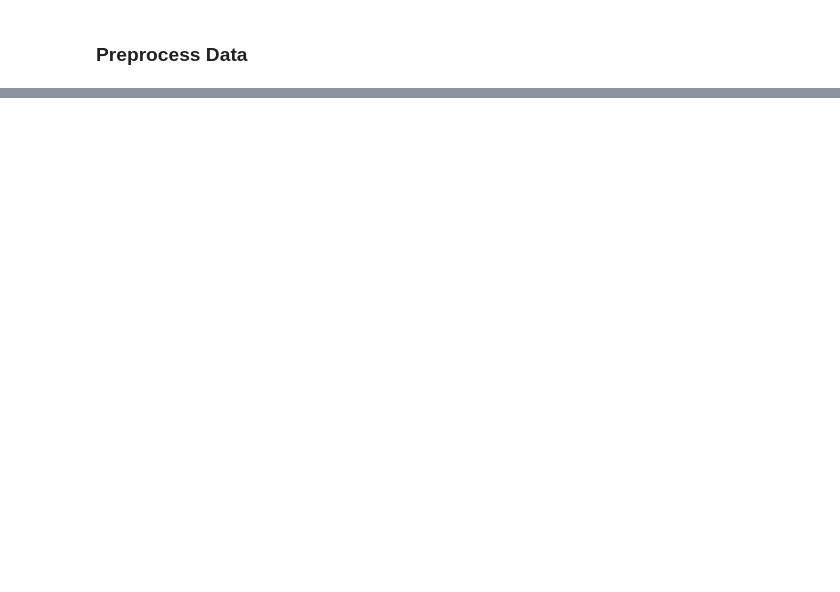
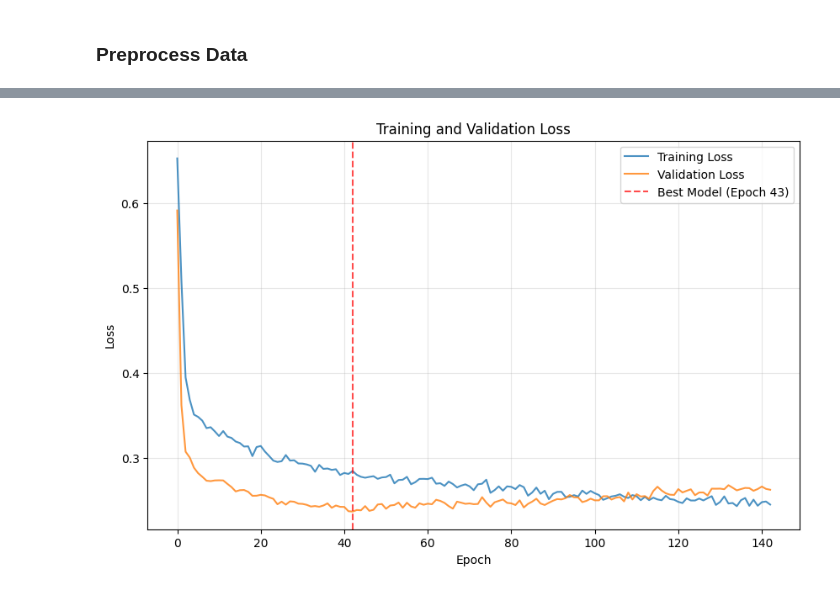
Before and after one commit to jrafaelpena/curso-si-puj, a Jupyter notebook: workspace/jrpg/1-modelamiento.ipynb, the cells around one changed output, grey strips where cells are left out. Drawn from its saved outputs; the diff is of its cells as text; code cells hidden in the pictures; blank space fills up the shorter version.

```diff
--- a/workspace/jrpg/1-modelamiento.ipynb
+++ b/workspace/jrpg/1-modelamiento.ipynb
@@ -65,6 +81,6 @@ X = df_detection.drop(columns=['pulmonary_disease']).values
 y = df_detection['pulmonary_disease'].values
 
 X_train, X_test, y_train, y_test = train_test_split(X, y, test_size=0.15, random_state=SEED, stratify=y)
-X_train, X_val, y_train, y_val = train_test_split(X_train, y_train, test_size=0.12, random_state=SEED, stratify=y_train)
+X_train, X_val, y_train, y_val = train_test_split(X_train, y_train, test_size=0.15, random_state=SEED, stratify=y_train)
 # %%
 X_train.mean(axis=0), X_train.std(axis=0)
@@ -109,0 +260,17 @@ loader = DataLoader(train_ds, batch_size=32, shuffle=True)
+# %%
+# Example of how to plot loss history (optional)
+
+import matplotlib.pyplot as plt
+
+plt.figure(figsize=(10, 6))
+plt.plot(history_loss_train, label='Training Loss', alpha=0.8)
+plt.plot(history_loss_val, label='Validation Loss', alpha=0.8)
+plt.axvline(x=best_epoch-1, color='red', linestyle='--', alpha=0.7, label=f'Best Model (Epoch {best_epoch})')
+plt.xlabel('Epoch')
+plt.ylabel('Loss')
+plt.title('Training and Validation Loss')
+plt.legend()
+plt.grid(True, alpha=0.3)
+plt.show()
+# %% [output]
+[figure, added]
```
Also changed, not shown: parts of 18 cells of this notebook.
